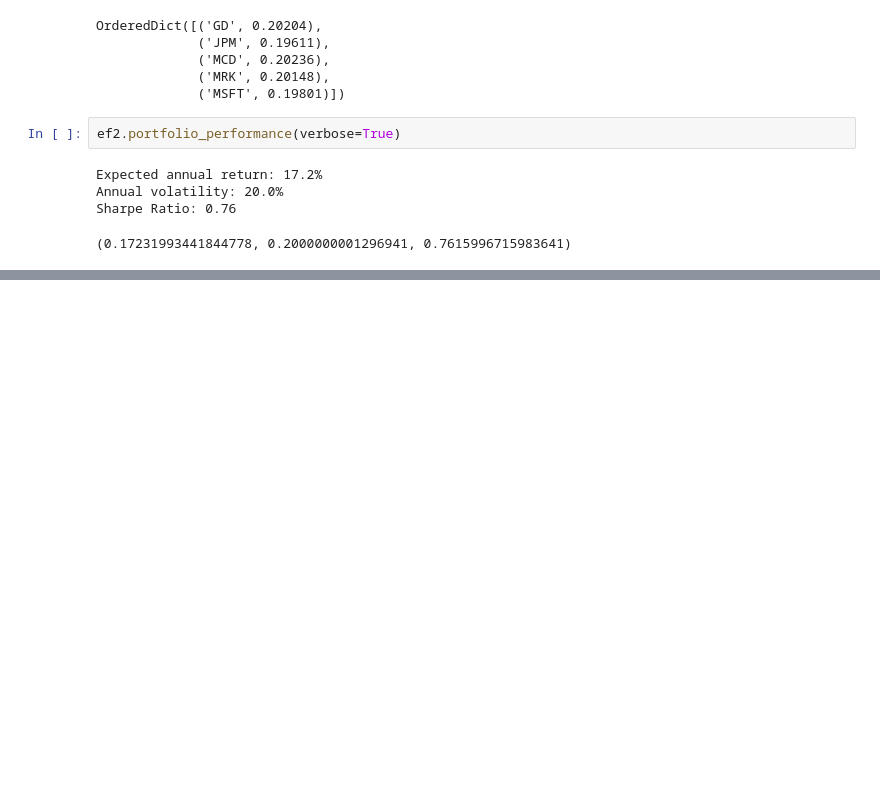
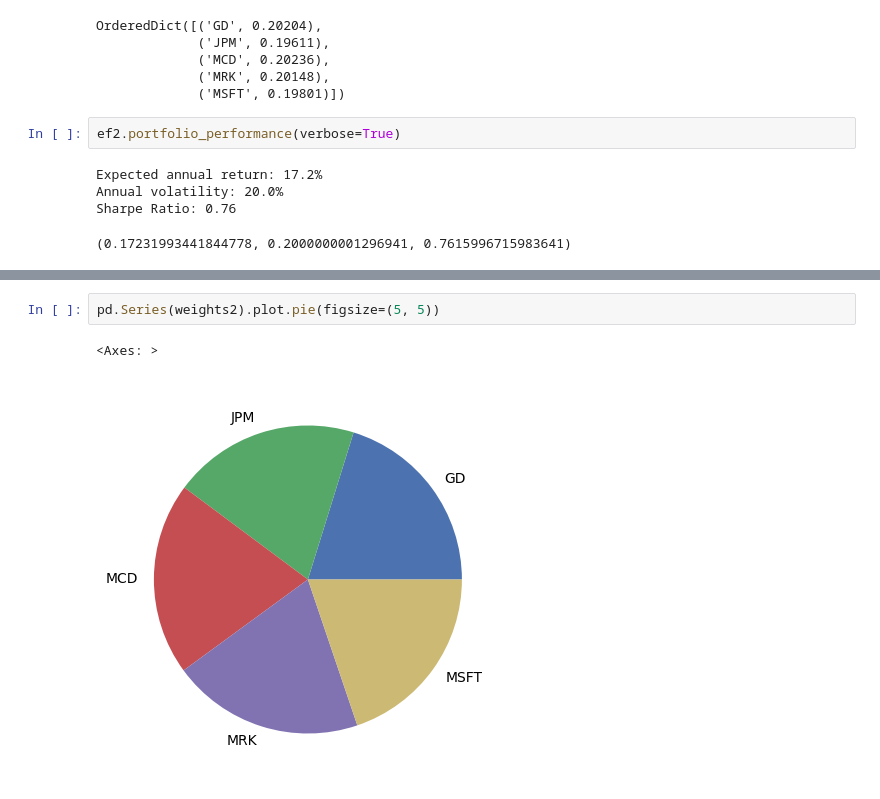
Before and after one commit to AlienX77-cmd/Computational-Finance, a Jupyter notebook: Computational_Finance_Homework_4_Portfolio_Optimization_Programing_6310505688_Kittipak.ipynb, the cells around one changed output, grey strips where cells are left out. Drawn from its saved outputs; the diff is of its cells as text; blank space fills up the shorter version.

```diff
--- a/Computational_Finance_Homework_4_Portfolio_Optimization_Programing_6310505688_Kittipak.ipynb
+++ b/Computational_Finance_Homework_4_Portfolio_Optimization_Programing_6310505688_Kittipak.ipynb
@@ -382,0 +383,5 @@ plt.show()
+# %%
+pd.Series(weights2).plot.pie(figsize=(5, 5))
+# %% [output]
+<Axes: >
+[figure, added]
```
Also changed, not shown: parts of 7 cells of this notebook.
